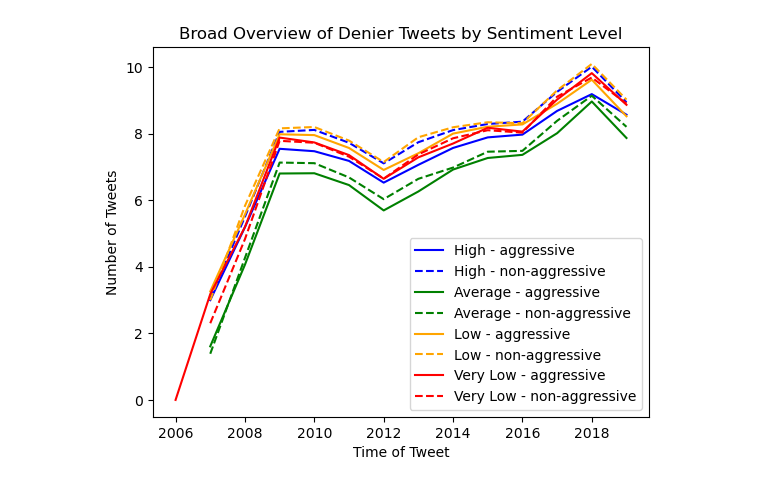
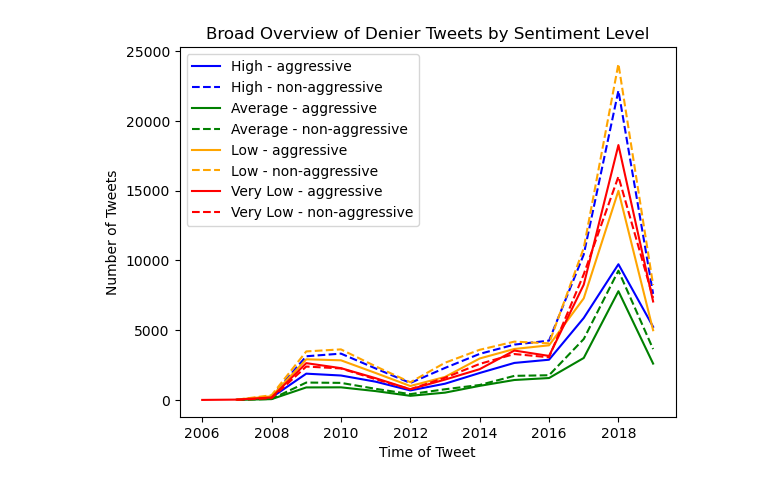
Before and after one commit to andcetera/Twitter-climate-change-sentiment, a Jupyter notebook: Tracking_Deniers_Over_Time.ipynb, the cells around one changed output. Cells and saved outputs as stored; diff of their text form; code cells hidden in the pictures.

```diff
--- a/Tracking_Deniers_Over_Time.ipynb
+++ b/Tracking_Deniers_Over_Time.ipynb
@@ -135,42 +135,39 @@ Name: sentiment, dtype: float64
 # %%
 # Create 'years' column to group data by for broad overview plot
 yrs = data['date'].dt.year
 table = data.copy()
 table['year'] = yrs
 
-fig, ax = plt.subplots()
-ax.set_yscale('log')
-ax.yaxis.set_major_formatter(ScalarFormatter())
-
 # Create function to plot lines for each sentiment bin level
 def plot_sent(name, color):
-    df1 = table.loc[(table['Sentiment'] == name) & (table['aggressiveness'] == 'aggressive'), ['year', 'topic']].reset_index(drop=True)
-    df2 = table.loc[(table['Sentiment'] == name) & (table['aggressiveness'] != 'aggressive'), ['year', 'topic']].reset_index(drop=True)
-    count = np.log(df1.groupby('year').count())
-    count2 = np.log(df2.groupby('year').count())
+    df1 = table.loc[(table['Sentiment'] == name) & (table['aggressiveness'] == 'aggressive'), :].reset_index(drop=True)
+    df2 = table.loc[(table['Sentiment'] == name) & (table['aggressiveness'] != 'aggressive'), :].reset_index(drop=True)
+    count = df1.groupby('year').count()
+    count2 = df2.groupby('year').count()
 
     # Plot a solid line for aggressive tweets and dotted line for non-aggressive tweets
     count['topic'].plot(kind='line', color=color, label=name + " - aggressive")
     count2['topic'].plot(kind='line', color=color, linestyle="--", label=name + " - non-aggressive")
 
 # Graph the lines in colors to represent the sentiment levels
 plot_sent('High', 'blue')
 plot_sent('Average', 'green')
 plot_sent('Low', 'orange')
 plot_sent('Very Low', 'red')
 
 # Add other graph elements & display results
 
 plt.xlabel("Time of Tweet")
 plt.ylabel("Number of Tweets")
 plt.title("Broad Overview of Denier Tweets by Sentiment Level")
 plt.legend(loc='best')
-plt.savefig("Images/Deniers-Sentiment-Overview-Log.png")
+plt.savefig("Images/Deniers-Sentiment-Overview.png")
 plt.show()
 
 # read up on og dataset documentation for more info on sentiment meaning - add analysis here
+# may reconsider & take a different approach for this one...
 # %% [output]
-[figure, old version]
+[figure, new version]
 # %%
 # bar chart showing early posts by number/% aggressive/sentiment breakdown for one topic
 # (maybe interactive?)
```
Also changed, not shown: parts of 4 cells of this notebook.
